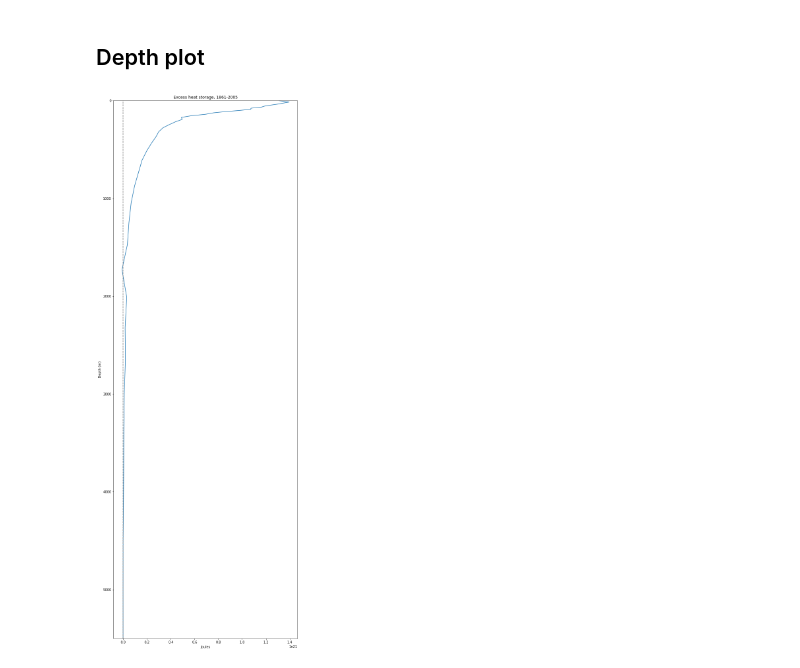
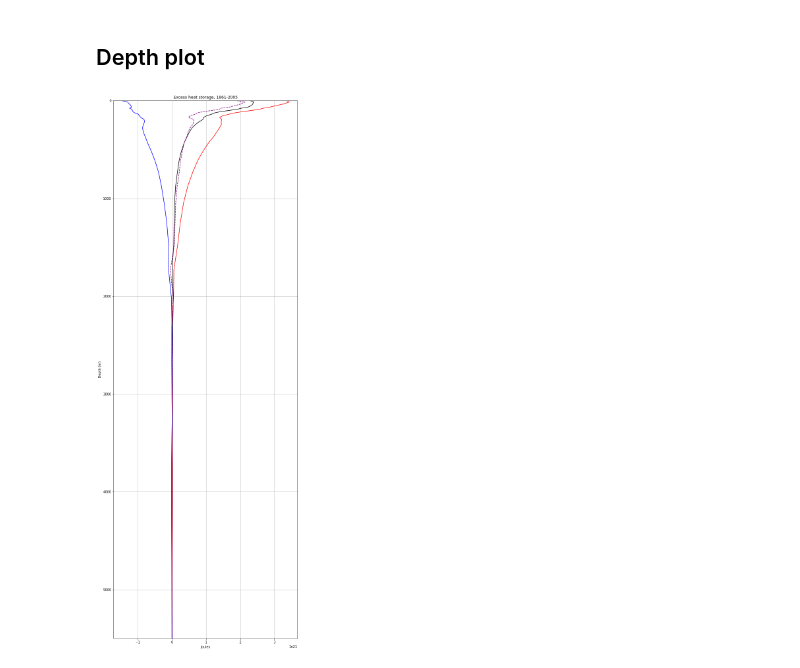
Before and after one commit to DamienIrving/ocean-analysis, a Jupyter notebook: development/ohc_change.ipynb, the cells around one changed output. Cells and saved outputs as stored; diff of their text form; code cells hidden in the pictures.

```diff
--- a/development/ohc_change.ipynb
+++ b/development/ohc_change.ipynb
@@ -12,9 +12,13 @@ import seaborn as sns
 # %%
 %matplotlib inline
 # %%
-ohc_file = '/g/data/r87/dbi599/DRSv2/CMIP5/CanESM2/historical/yr/ocean/r1i1p1/ohc/latest/dedrifted/ohc-diff_Oyr_CanESM2_historical_r1i1p1_1861-1880_1986-2005.nc'
+hist_ohc_file = '/g/data/r87/dbi599/DRSv2/CMIP5/CanESM2/historical/yr/ocean/r1i1p1/ohc/latest/dedrifted/ohc-diff_Oyr_CanESM2_historical_r1i1p1_1861-2005.nc'
+ghg_ohc_file = '/g/data/r87/dbi599/DRSv2/CMIP5/CanESM2/historicalGHG/yr/ocean/r1i1p1/ohc/latest/dedrifted/ohc-diff_Oyr_CanESM2_historicalGHG_r1i1p1_1861-2005.nc'
+aa_ohc_file = '/g/data/r87/dbi599/DRSv2/CMIP5/CanESM2/historicalMisc/yr/ocean/r1i1p4/ohc/latest/dedrifted/ohc-diff_Oyr_CanESM2_historicalMisc_r1i1p4_1861-2005.nc'
 # %%
-ohc_cube = iris.load_cube(ohc_file, 'ocean heat content')
+hist_ohc_cube = iris.load_cube(hist_ohc_file, 'ocean heat content')
+ghg_ohc_cube = iris.load_cube(ghg_ohc_file, 'ocean heat content')
+aa_ohc_cube = iris.load_cube(aa_ohc_file, 'ocean heat content')
 coord_names = [coord.name() for coord in ohc_cube.dim_coords]
 # %%
 coord_names
@@ -31,3 +33,7 @@ depth_cube = ohc_cube.collapsed(coord_names[1:], iris.analysis.SUM)
+# %%
+hist_depth_cube = hist_ohc_cube.collapsed(coord_names[1:], iris.analysis.SUM)
+ghg_depth_cube = ghg_ohc_cube.collapsed(coord_names[1:], iris.analysis.SUM)
+aa_depth_cube = aa_ohc_cube.collapsed(coord_names[1:], iris.analysis.SUM)
 # %%
 def make_grid(depth_values):
     """Make a dummy cube with desired grid."""
@@ -68,22 +72,32 @@ new_depth_cube = regrid(depth_cube, new_grid)
+# %%
+new_hist_depth_cube = regrid(hist_depth_cube, new_grid)
+new_ghg_depth_cube = regrid(ghg_depth_cube, new_grid)
+new_aa_depth_cube = regrid(aa_depth_cube, new_grid)
 # %%
 fig = plt.figure(figsize=[10, 30])
 
-new_ydata = new_depth_cube.coord('depth').points
-new_xdata = new_depth_cube.data
+ydata = new_hist_depth_cube.coord('depth').points
+hist_xdata = new_hist_depth_cube.data
+ghg_xdata = new_ghg_depth_cube.data
+aa_xdata = new_aa_depth_cube.data
 
-plt.plot(new_xdata, new_ydata)
+plt.plot(hist_xdata, ydata, label='historical', color='black')
+plt.plot(ghg_xdata, ydata, label='GHG-only', color='red')
+plt.plot(aa_xdata, ydata, label='AA-only', color='blue')
+plt.plot(aa_xdata + ghg_xdata, ydata, label='GHG + AA', color='purple', linestyle='dashed')
 plt.gca().invert_yaxis()
 
 plt.ylim([5500, 0])
 #plt.xlim([-0.1e21, 0.2e21])
 
-plt.axvline(0, color='0.5', linestyle='dashed')
+plt.grid(True)
+#plt.axvline(0, color='0.5', linestyle='dashed')
 plt.xlabel('Joules')
 plt.ylabel('Depth (m)')
 plt.title('Excess heat storage, 1861-2005')
 plt.show()
 # %% [output]
-[figure, old version]
+[figure, new version]
 # %%
 depth_cube.data.sum()
 # %% [output]
```
Also changed, not shown: parts of 5 cells of this notebook.
